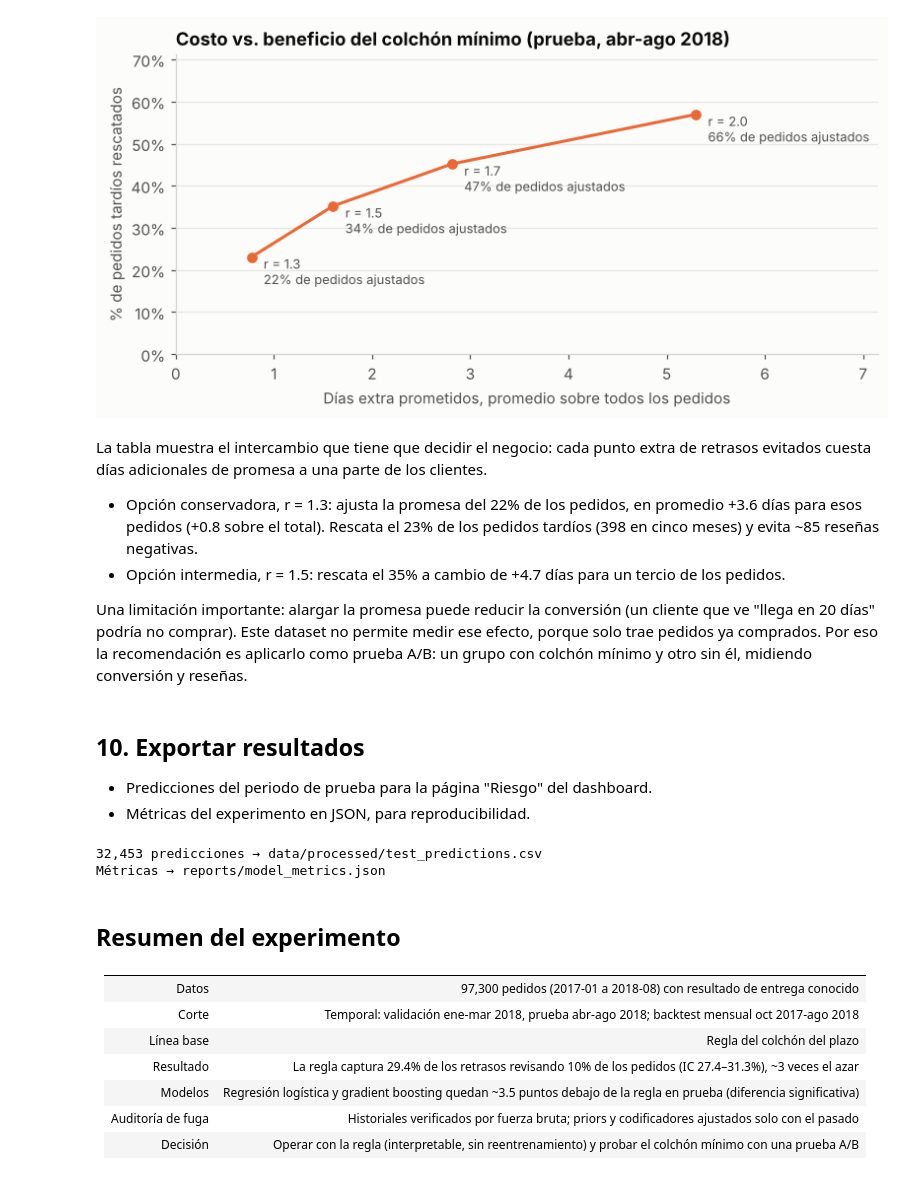
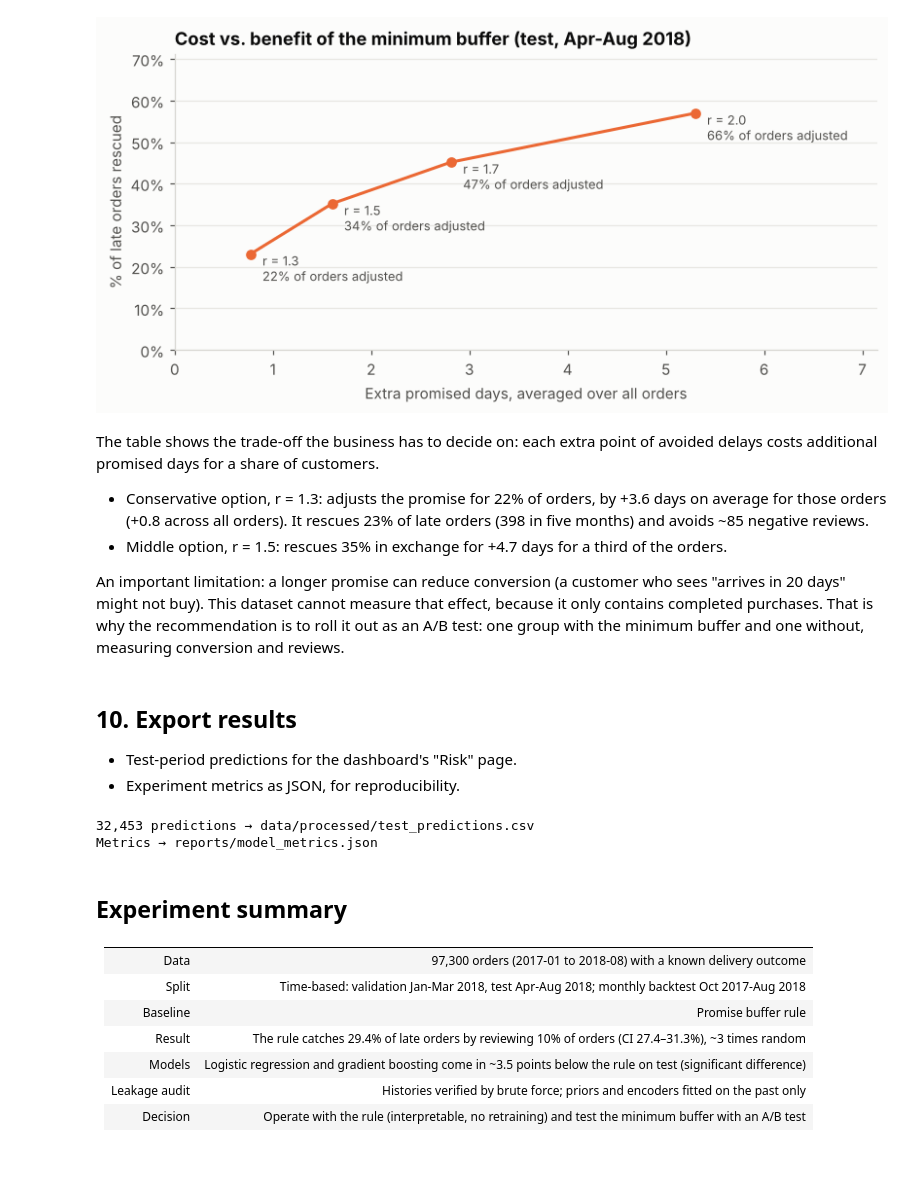
Before and after one commit to cdtorrespi/olist-late-delivery-prediction, a Jupyter notebook: notebooks/03_model.ipynb, the cells around one changed output. Saved outputs shown, nothing was run; the diff lists cells and outputs as text; code cells hidden in the pictures.

```diff
--- a/notebooks/03_model.ipynb
+++ b/notebooks/03_model.ipynb
@@ -432,15 +432,15 @@ for r in [1.3, 1.5, 1.7, 2.0]:
     rescued_reviews = test.loc[rescued, "review_score"].dropna()
     negatives_avoided = (rescued_reviews <= 2).sum() - neg_rate_on_time * len(rescued_reviews)
     policy_rows.append({
-        "colchón mínimo (r)": r,
-        "% pedidos con promesa ajustada": affected.mean(),
-        "días extra promedio (ajustados)": extra_days[affected].mean(),
-        "días extra promedio (todos)": extra_days.mean(),
-        "tardíos rescatados": int(rescued.sum()),
-        "% de tardíos rescatados": rescued.sum() / late_test.sum(),
-        "reseñas negativas evitadas (est.)": round(negatives_avoided),
+        "minimum buffer (r)": r,
+        "% orders with adjusted promise": affected.mean(),
+        "mean extra days (adjusted)": extra_days[affected].mean(),
+        "mean extra days (all)": extra_days.mean(),
+        "late orders rescued": int(rescued.sum()),
+        "% of late orders rescued": rescued.sum() / late_test.sum(),
+        "negative reviews avoided (est.)": round(negatives_avoided),
     })
-policy = pd.DataFrame(policy_rows).set_index("colchón mínimo (r)")
-print(f"Pedidos tardíos en prueba: {late_test.sum():,} · Tasa negativa de pedidos a tiempo (entrenamiento): {neg_rate_on_time:.1%}")
+policy = pd.DataFrame(policy_rows).set_index("minimum buffer (r)")
+print(f"Late orders on test: {late_test.sum():,} · Negative rate of on-time orders (training): {neg_rate_on_time:.1%}")
 policy.round(3)
 # %% [output]
@@ -453,38 +453,38 @@ Pedidos tardíos en prueba: 1,724 · Tasa negativa de pedidos a tiempo (entrenam
 | 2.0 | 0.658 | 8.047 | 5.299 | 982 | ... |
 # %%
 fig, ax = plt.subplots(figsize=(7.5, 3.8))
-ax.plot(policy["días extra promedio (todos)"], 100 * policy["% de tardíos rescatados"], color=ORANGE, marker="o", markersize=6)
+ax.plot(policy["mean extra days (all)"], 100 * policy["% of late orders rescued"], color=ORANGE, marker="o", markersize=6)
 for r, row in policy.iterrows():
-    ax.annotate(f"r = {r}\n{row['% pedidos con promesa ajustada']:.0%} de pedidos ajustados",
-                (row["días extra promedio (todos)"], 100 * row["% de tardíos rescatados"]),
+    ax.annotate(f"r = {r}\n{row['% orders with adjusted promise']:.0%} of orders adjusted",
+                (row["mean extra days (all)"], 100 * row["% of late orders rescued"]),
                 textcoords="offset points", xytext=(8, -18), fontsize=8.5, color=INK_2)
 ax.yaxis.set_major_formatter(mtick.PercentFormatter(decimals=0))
-ax.set_xlabel("Días extra prometidos, promedio sobre todos los pedidos")
-ax.set_ylabel("% de pedidos tardíos rescatados")
-ax.set_title("Costo vs. beneficio del colchón mínimo (prueba, abr-ago 2018)")
-ax.set_xlim(0, policy["días extra promedio (todos)"].max() * 1.35)
-ax.set_ylim(0, 100 * policy["% de tardíos rescatados"].max() * 1.25)
+ax.set_xlabel("Extra promised days, averaged over all orders")
+ax.set_ylabel("% of late orders rescued")
+ax.set_title("Cost vs. benefit of the minimum buffer (test, Apr-Aug 2018)")
+ax.set_xlim(0, policy["mean extra days (all)"].max() * 1.35)
+ax.set_ylim(0, 100 * policy["% of late orders rescued"].max() * 1.25)
 fig.tight_layout()
 fig.savefig(f"{FIG_DIR}/07_policy_tradeoff.png", dpi=160)
 # %% [output]
-[figure, old version]
+[figure, new version]
 # %% [markdown]
-La tabla muestra el intercambio que tiene que decidir el negocio: cada punto extra de retrasos evitados cuesta días adicionales de promesa a una parte de los clientes.
+The table shows the trade-off the business has to decide on: each extra point of avoided delays costs additional promised days for a share of customers.
 
-- Opción conservadora, r = 1.3: ajusta la promesa del 22% de los pedidos, en promedio +3.6 días para esos pedidos (+0.8 sobre el total). Rescata el 23% de los pedidos tardíos (398 en cinco meses) y evita ~85 reseñas negativas.
-- Opción intermedia, r = 1.5: rescata el 35% a cambio de +4.7 días para un tercio de los pedidos.
+- Conservative option, r = 1.3: adjusts the promise for 22% of orders, by +3.6 days on average for those orders (+0.8 across all orders). It rescues 23% of late orders (398 in five months) and avoids ~85 negative reviews.
+- Middle option, r = 1.5: rescues 35% in exchange for +4.7 days for a third of the orders.
 
-Una limitación importante: alargar la promesa puede reducir la conversión (un cliente que ve "llega en 20 días" podría no comprar). Este dataset no permite medir ese efecto, porque solo trae pedidos ya comprados. Por eso la recomendación es aplicarlo como prueba A/B: un grupo con colchón mínimo y otro sin él, midiendo conversión y reseñas.
+An important limitation: a longer promise can reduce conversion (a customer who sees "arrives in 20 days" might not buy). This dataset cannot measure that effect, because it only contains completed purchases. That is why the recommendation is to roll it out as an A/B test: one group with the minimum buffer and one without, measuring conversion and reviews.
 # %% [markdown]
-## 10. Exportar resultados
+## 10. Export results
 
-- Predicciones del periodo de prueba para la página "Riesgo" del dashboard.
-- Métricas del experimento en JSON, para reproducibilidad.
+- Test-period predictions for the dashboard's "Risk" page.
+- Experiment metrics as JSON, for reproducibility.
 # %%
 predictions = test[["order_id", "purchase_ts", "main_seller_id", "customer_state", "seller_state", "route",
                     "promised_days", "route_hist_days", "promise_ratio", "is_late", "delivery_status"]].copy()
 predictions["purchase_date"] = predictions.pop("purchase_ts").dt.date
-predictions["late_probability"] = test_scores["Regresión logística"].round(4)
+predictions["late_probability"] = test_scores["Logistic regression"].round(4)
 predictions["risk_percentile"] = (pd.Series(-test["promise_ratio"].to_numpy()).rank(pct=True).to_numpy() * 100).round(1)
 predictions["flag_high_risk"] = flag.astype(int)
 predictions = predictions.rename(columns={"main_seller_id": "seller_id"})
@@ -507,20 +507,20 @@ run_meta = {
 }
 with open("../reports/model_metrics.json", "w", encoding="utf-8") as f:
     json.dump(run_meta, f, ensure_ascii=False, indent=2)
-print(f"{len(predictions):,} predicciones → data/processed/test_predictions.csv")
-print("Métricas → reports/model_metrics.json")
+print(f"{len(predictions):,} predictions → data/processed/test_predictions.csv")
+print("Metrics → reports/model_metrics.json")
 # %% [output]
-32,453 predicciones → data/processed/test_predictions.csv
-Métricas → reports/model_metrics.json
+32,453 predictions → data/processed/test_predictions.csv
+Metrics → reports/model_metrics.json
 # %% [markdown]
-## Resumen del experimento
+## Experiment summary
 
 | | |
 |---|---|
-| Datos | 97,300 pedidos (2017-01 a 2018-08) con resultado de entrega conocido |
-| Corte | Temporal: validación ene-mar 2018, prueba abr-ago 2018; backtest mensual oct 2017-ago 2018 |
-| Línea base | Regla del colchón del plazo |
-| Resultado | La regla captura 29.4% de los retrasos revisando 10% de los pedidos (IC 27.4–31.3%), ~3 veces el azar |
-| Modelos | Regresión logística y gradient boosting quedan ~3.5 puntos debajo de la regla en prueba (diferencia significativa) |
-| Auditoría de fuga | Historiales verificados por fuerza bruta; priors y codificadores ajustados solo con el pasado |
-| Decisión | Operar con la regla (interpretable, sin reentrenamiento) y probar el colchón mínimo con una prueba A/B |
+| Data | 97,300 orders (2017-01 to 2018-08) with a known delivery outcome |
+| Split | Time-based: validation Jan-Mar 2018, test Apr-Aug 2018; monthly backtest Oct 2017-Aug 2018 |
+| Baseline | Promise buffer rule |
+| Result | The rule catches 29.4% of late orders by reviewing 10% of orders (CI 27.4–31.3%), ~3 times random |
+| Models | Logistic regression and gradient boosting come in ~3.5 points below the rule on test (significant difference) |
+| Leakage audit | Histories verified by brute force; priors and encoders fitted on the past only |
+| Decision | Operate with the rule (interpretable, no retraining) and test the minimum buffer with an A/B test |
```
Also changed, not shown: parts of 27 cells of this notebook, 54 other files.
